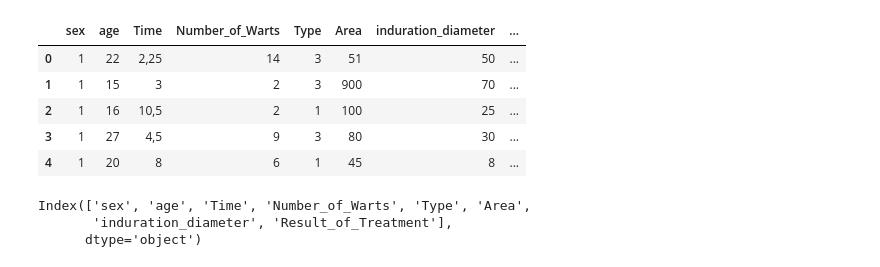
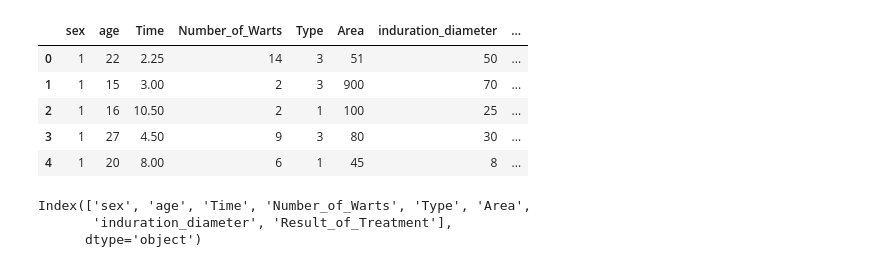
Before and after one commit to Flav1us/DataScience, a Jupyter notebook: lab2/lab2.ipynb, the cells around one changed output. Cells and saved outputs as stored; diff of their text form; code cells hidden in the pictures.

```diff
--- a/lab2/lab2.ipynb
+++ b/lab2/lab2.ipynb
@@ -5,12 +14,12 @@ import seaborn as sns
 # %%
-data = pd.read_csv('Immunotherapy.csv', sep=';')
+basic_data = pd.read_csv('Immunotherapy.csv', sep=';')
 # %%
-data.head()
+basic_data.head()
 # %% [output]
 |  | sex | age | Time | Number_of_Warts | Type | Area | induration_diameter | ... |
-| 0 | 1 | 22 | 2,25 | 14 | 3 | 51 | 50 | ... |
-| 1 | 1 | 15 | 3 | 2 | 3 | 900 | 70 | ... |
-| 2 | 1 | 16 | 10,5 | 2 | 1 | 100 | 25 | ... |
-| 3 | 1 | 27 | 4,5 | 9 | 3 | 80 | 30 | ... |
-| 4 | 1 | 20 | 8 | 6 | 1 | 45 | 8 | ... |
+| 0 | 1 | 22 | 2.25 | 14 | 3 | 51 | 50 | ... |
+| 1 | 1 | 15 | 3.00 | 2 | 3 | 900 | 70 | ... |
+| 2 | 1 | 16 | 10.50 | 2 | 1 | 100 | 25 | ... |
+| 3 | 1 | 27 | 4.50 | 9 | 3 | 80 | 30 | ... |
+| 4 | 1 | 20 | 8.00 | 6 | 1 | 45 | 8 | ... |
 # %%
```
Also changed, not shown: parts of 25 cells of this notebook, 1 other file.
